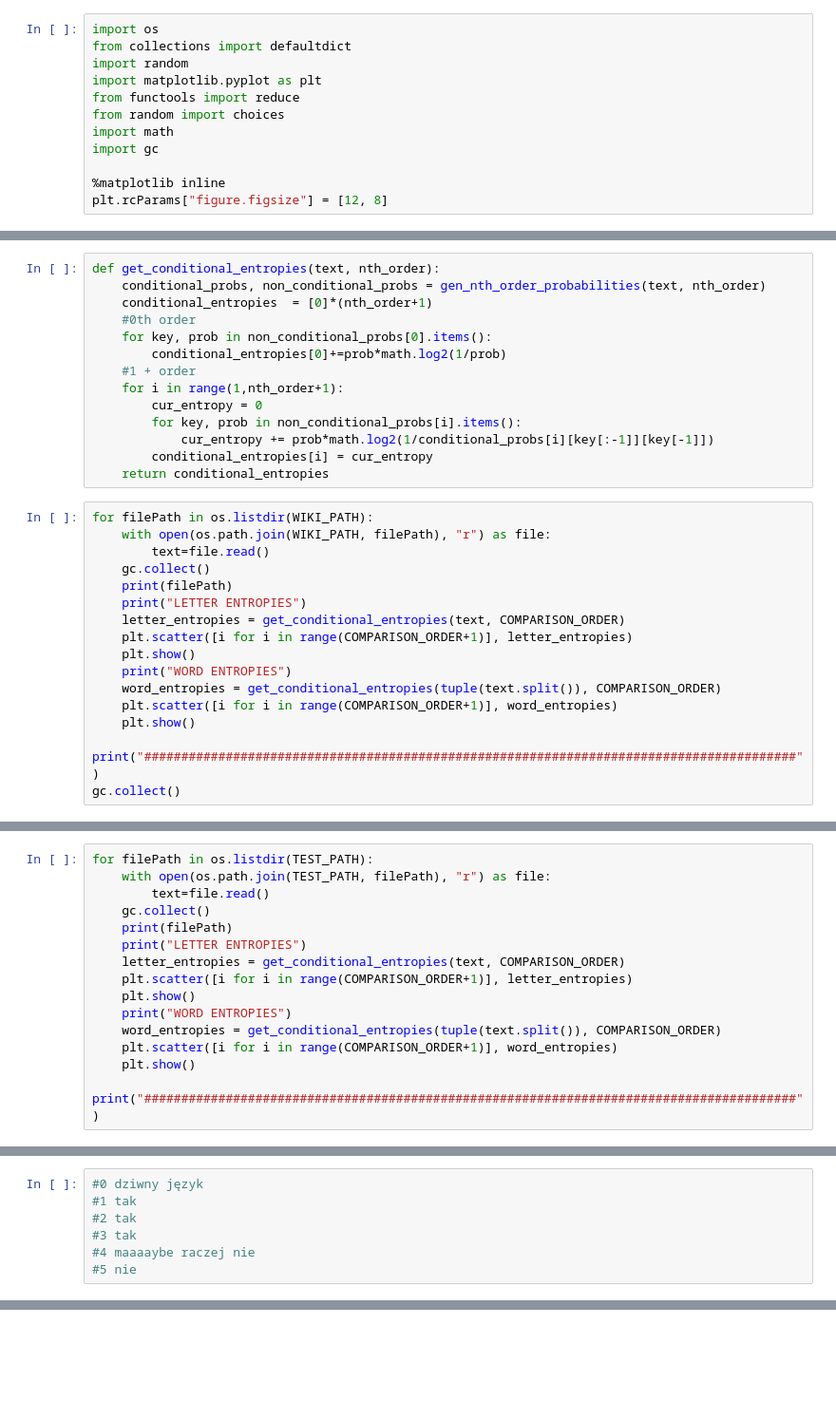
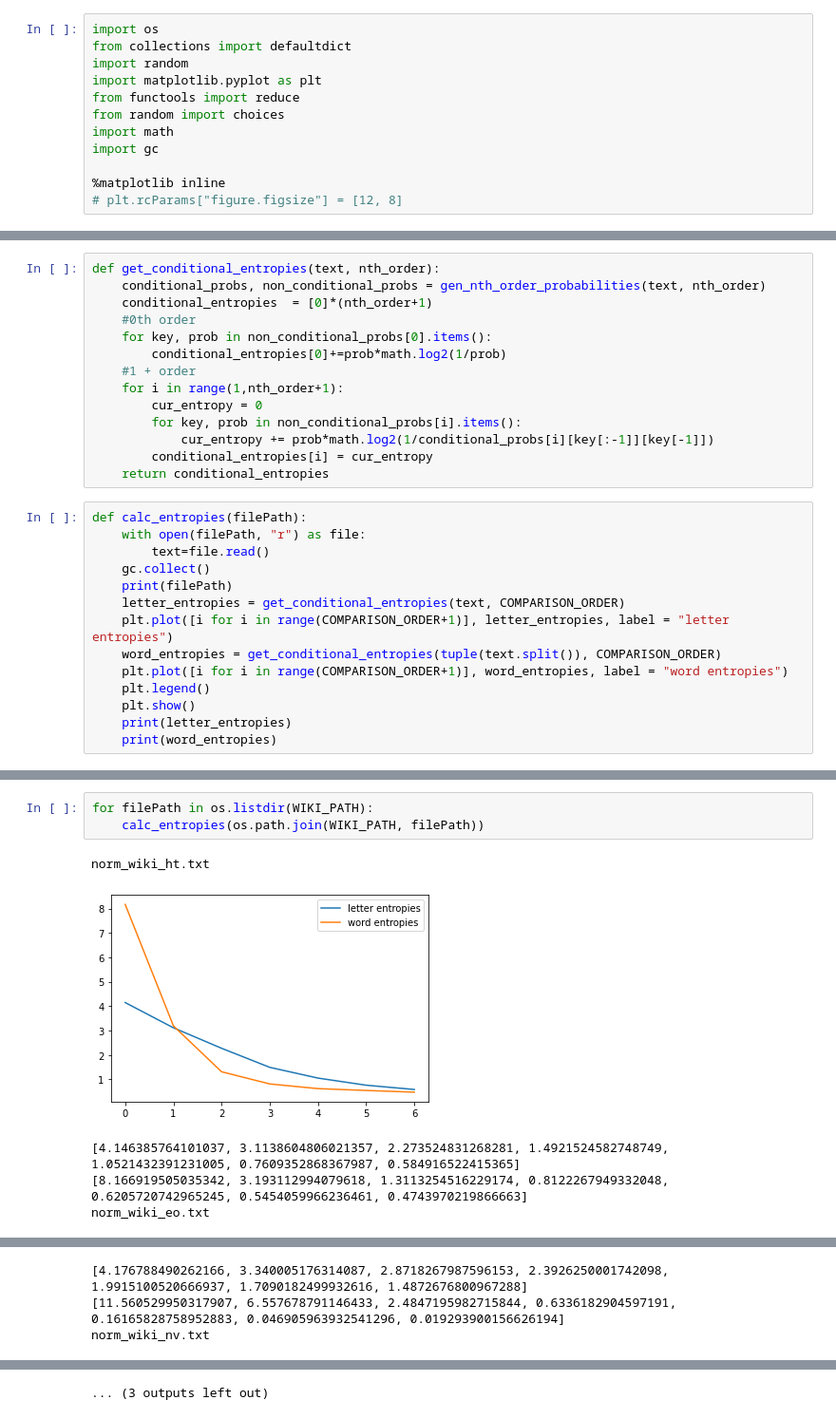
Before and after one commit to trebacz626/ai-projects-uni, a Jupyter notebook: Information Theory/lab2/EntropyMeasurement-Better.ipynb, the cells around one changed output, grey strips where cells are left out. Shown at 95% size. Saved outputs shown, nothing was run; the diff lists cells and outputs as text; blank space fills up the shorter version.

```diff
--- a/Information Theory/lab2/EntropyMeasurement-Better.ipynb
+++ b/Information Theory/lab2/EntropyMeasurement-Better.ipynb
@@ -9,7 +9,7 @@ import math
 import gc
 
 %matplotlib inline
-plt.rcParams["figure.figsize"] = [12, 8]
+# plt.rcParams["figure.figsize"] = [12, 8]
 # %% [markdown]
 ## Task 1
 # %%
@@ -93,18 +93,16 @@ def get_conditional_entropies(text, nth_order):
         conditional_entropies[i] = cur_entropy
     return conditional_entropies
 # %%
-for filePath in os.listdir(WIKI_PATH):
-    with open(os.path.join(WIKI_PATH, filePath), "r") as file:
+def calc_entropies(filePath):
+    with open(filePath, "r") as file:
         text=file.read()
     gc.collect()
     print(filePath)
-    print("LETTER ENTROPIES")
     letter_entropies = get_conditional_entropies(text, COMPARISON_ORDER)
-    plt.scatter([i for i in range(COMPARISON_ORDER+1)], letter_entropies)
+    plt.plot([i for i in range(COMPARISON_ORDER+1)], letter_entropies, label = "letter entropies")
+    word_entropies = get_conditional_entropies(tuple(text.split()), COMPARISON_ORDER)
+    plt.plot([i for i in range(COMPARISON_ORDER+1)], word_entropies, label = "word entropies")
+    plt.legend()
     plt.show()
-    print("WORD ENTROPIES")
-    word_entropies = get_conditional_entropies(tuple(text.split()), COMPARISON_ORDER)
-    plt.scatter([i for i in range(COMPARISON_ORDER+1)], word_entropies)
-    plt.show()
-    print("########################################################################################")
-gc.collect()
+    print(letter_entropies)
+    print(word_entropies)
@@ -128,15 +108,0 @@ WORD ENTROPIES
-# %%
-for filePath in os.listdir(TEST_PATH):
-    with open(os.path.join(TEST_PATH, filePath), "r") as file:
-        text=file.read()
-    gc.collect()
-    print(filePath)
-    print("LETTER ENTROPIES")
-    letter_entropies = get_conditional_entropies(text, COMPARISON_ORDER)
-    plt.scatter([i for i in range(COMPARISON_ORDER+1)], letter_entropies)
-    plt.show()
-    print("WORD ENTROPIES")
-    word_entropies = get_conditional_entropies(tuple(text.split()), COMPARISON_ORDER)
-    plt.scatter([i for i in range(COMPARISON_ORDER+1)], word_entropies)
-    plt.show()
-    print("########################################################################################")
@@ -160,7 +109,9 @@ WORD ENTROPIES
-# %%
-#0 dziwny język
-#1 tak
-#2 tak
-#3 tak
-#4 maaaaybe raczej nie
-#5 nie
+# %%
+for filePath in os.listdir(WIKI_PATH):
+    calc_entropies(os.path.join(WIKI_PATH, filePath))
+# %% [output]
+norm_wiki_ht.txt
+[figure, added]
+[4.146385764101037, 3.1138604806021357, 2.273524831268281, 1.4921524582748749, 1.0521432391231005, 0.7609352868367987, 0.584916522415365]
+[8.166919505035342, 3.193112994079618, 1.3113254516229174, 0.8122267949332048, 0.6205720742965245, 0.5454059966236461, 0.4743970219866663]
+norm_wiki_eo.txt
@@ -166,0 +119,3 @@ WORD ENTROPIES
+[4.176788490262166, 3.340005176314087, 2.8718267987596153, 2.3926250001742098, 1.9915100520666937, 1.7090182499932616, 1.4872676800967288]
+[11.560529950317907, 6.557678791146433, 2.4847195982715844, 0.6336182904597191, 0.16165828758952883, 0.046905963932541296, 0.019293900156626194]
+norm_wiki_nv.txt
@@ -166,0 +135 @@ WORD ENTROPIES
+... (3 outputs left out)
```
Also changed, not shown: parts of 5 cells of this notebook.
